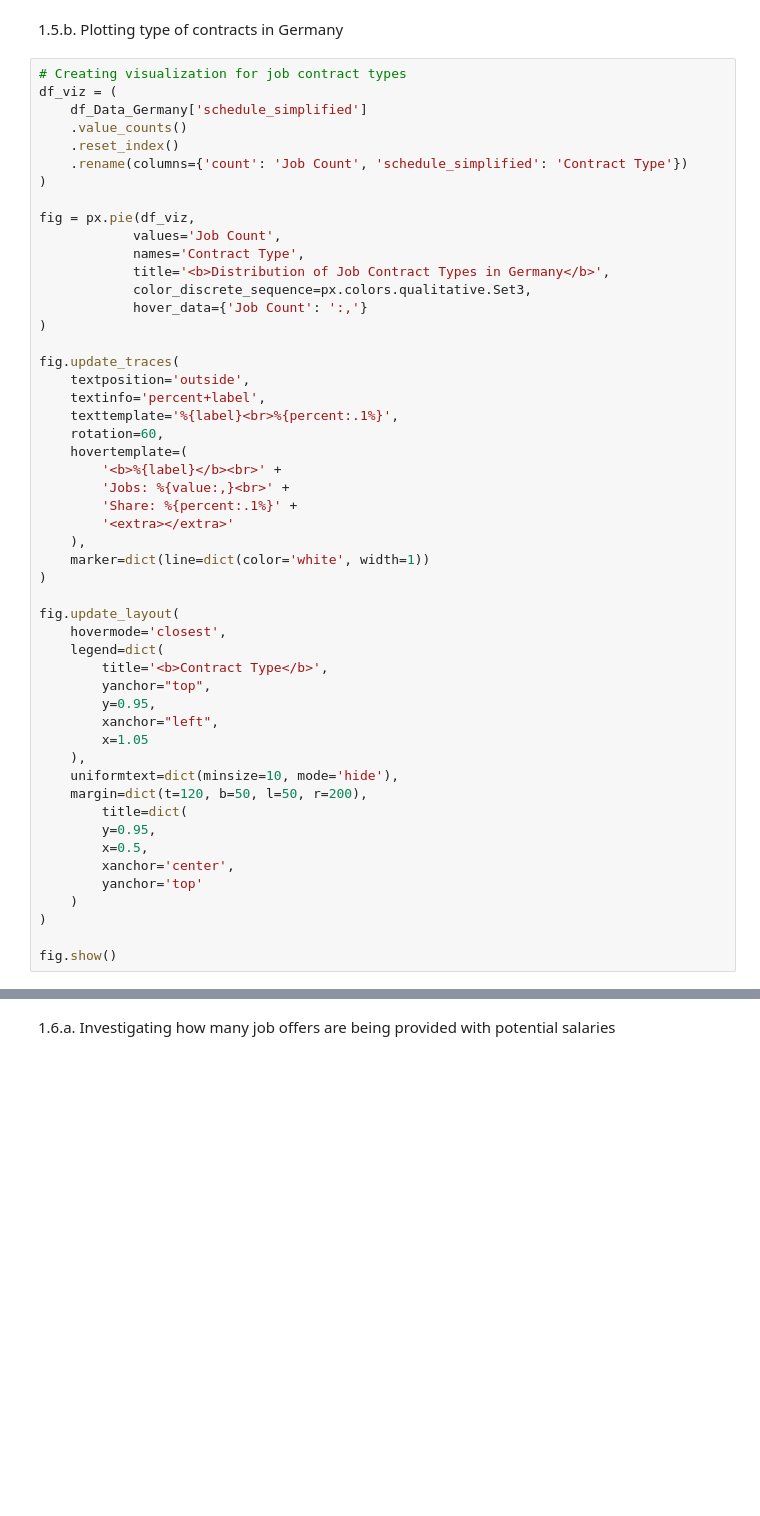
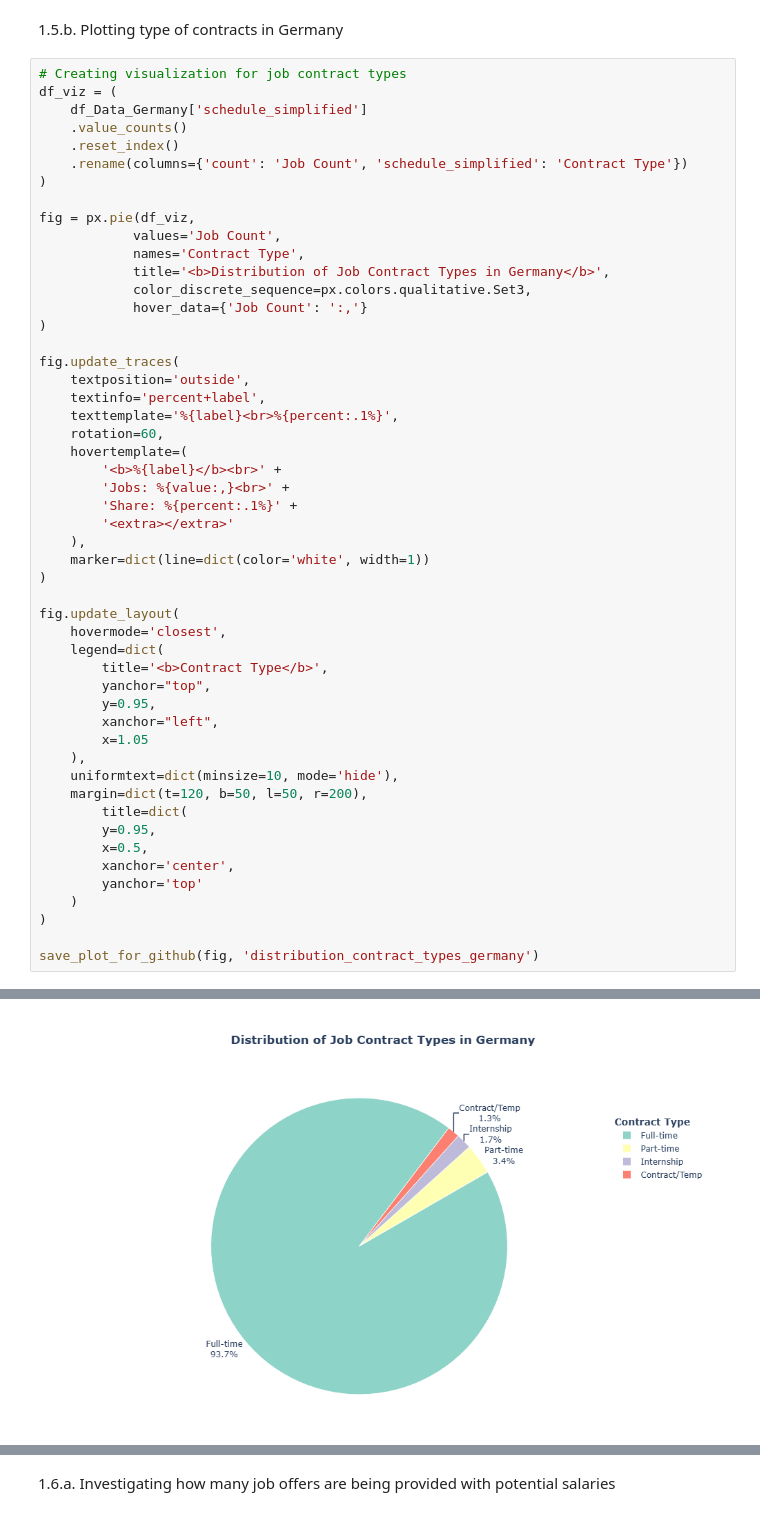
Before and after one commit to Balaclavitty/Python_Data_Project, a Jupyter notebook: Project_Data_Analitycs_Skills_Insights/Germany_Data_Market_notebooks/1_EDA_Intro.ipynb, the cells around one changed output, grey strips where cells are left out. Cells and saved outputs as stored; diff of their text form; blank space fills up the shorter version.

```diff
--- a/Project_Data_Analitycs_Skills_Insights/Germany_Data_Market_notebooks/1_EDA_Intro.ipynb
+++ b/Project_Data_Analitycs_Skills_Insights/Germany_Data_Market_notebooks/1_EDA_Intro.ipynb
@@ -361,4 +404,5 @@ fig.update_layout(
     )
 )
 
-fig.show()
+save_plot_for_github(fig, 'distribution_contract_types_germany')
+# %% [output]
@@ -364,0 +410 @@ fig.show()
+[figure, added]
```
Also changed, not shown: parts of 7 cells of this notebook.
